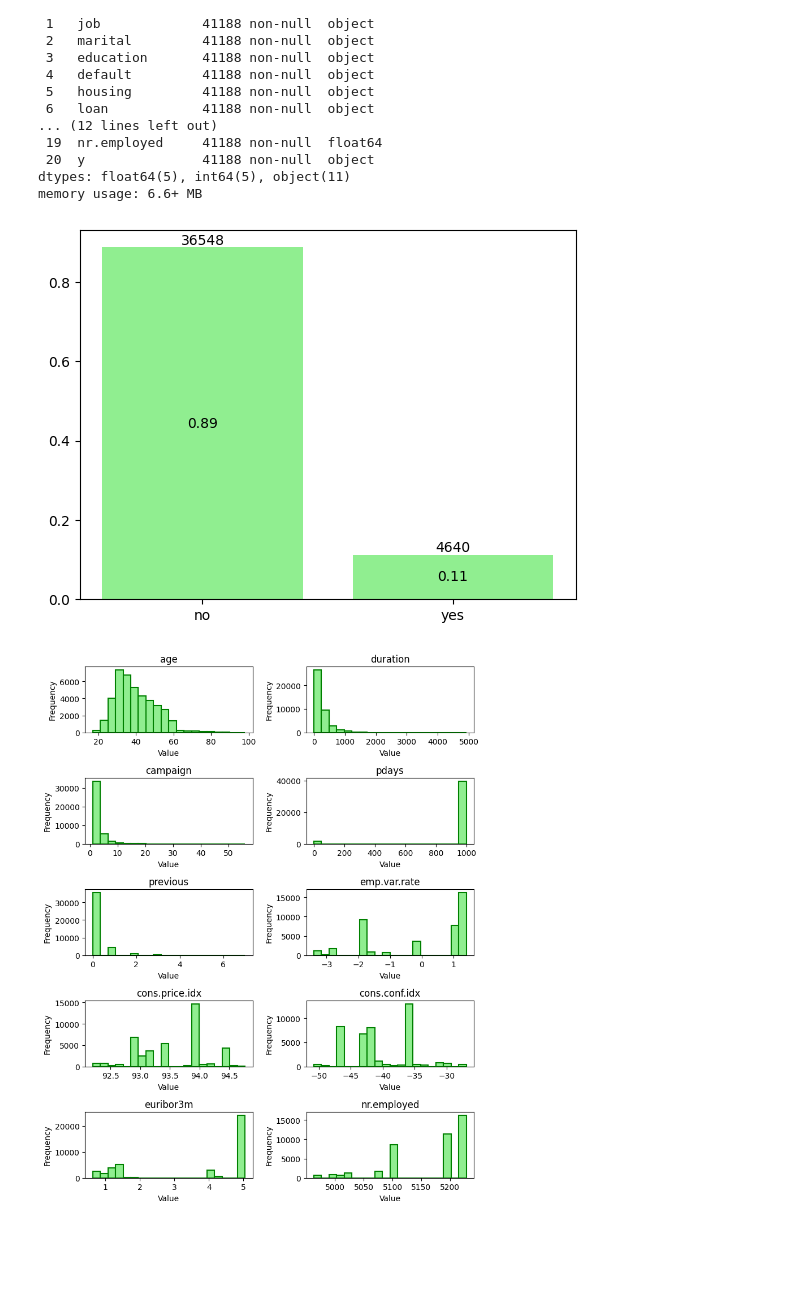
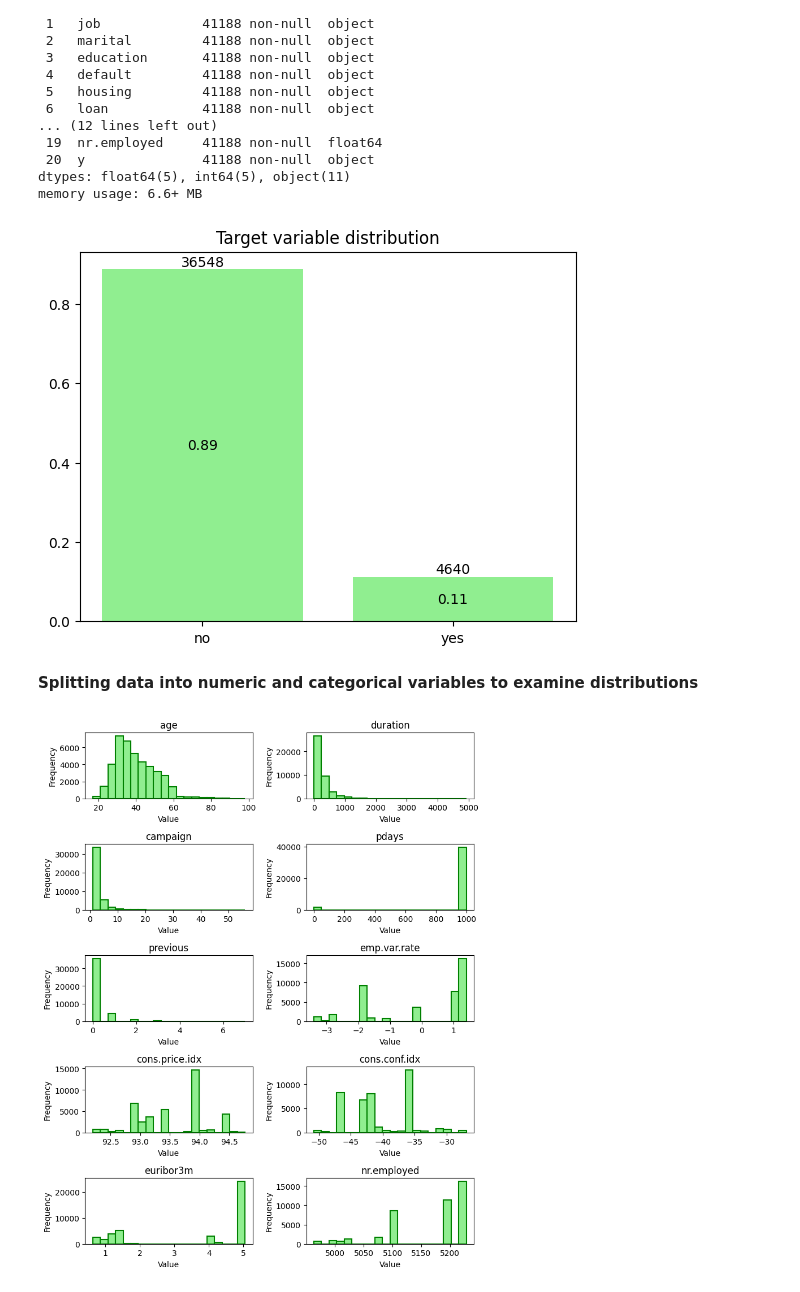
Before and after one commit to Magdalena-B1/ML-different-approaches-to-linear-regression, a Jupyter notebook: notebook4f11fd9960.ipynb, the cells around one changed output. Cells and saved outputs as stored; diff of their text form; code cells hidden in the pictures; blank space fills up the shorter version.

```diff
--- a/notebook4f11fd9960.ipynb
+++ b/notebook4f11fd9960.ipynb
@@ -54,10 +56,13 @@ memory usage: 6.6+ MB
 # %%
 barplot = plt.bar(x = list(df['y'].unique()), height = list(df['y'].value_counts(normalize = True).values), fc = 'lightgreen' )
 plt.bar_label(barplot, labels = list(df['y'].value_counts().values), label_type = "edge")
 plt.bar_label(barplot, labels = list(round(df['y'].value_counts(normalize = True),2)), label_type = "center")
+plt.title("Target variable distribution")
 plt.show()
 # %% [output]
-[figure, old version]
+[figure, new version]
+# %% [markdown]
+**Splitting data into numeric and categorical variables to examine distributions**
 # %%
 df_int = pd.DataFrame(df, columns = ['age', 'duration','campaign','pdays', 'previous','emp.var.rate','cons.price.idx', 'cons.conf.idx','euribor3m','nr.employed'])
 df_cat = pd.DataFrame(df, columns = ['job', 'marital','education','default', 'housing', 'loan', 'contact', 'month', 'day_of_week', 'poutcome'])
```
Also changed, not shown: parts of 17 cells of this notebook.
